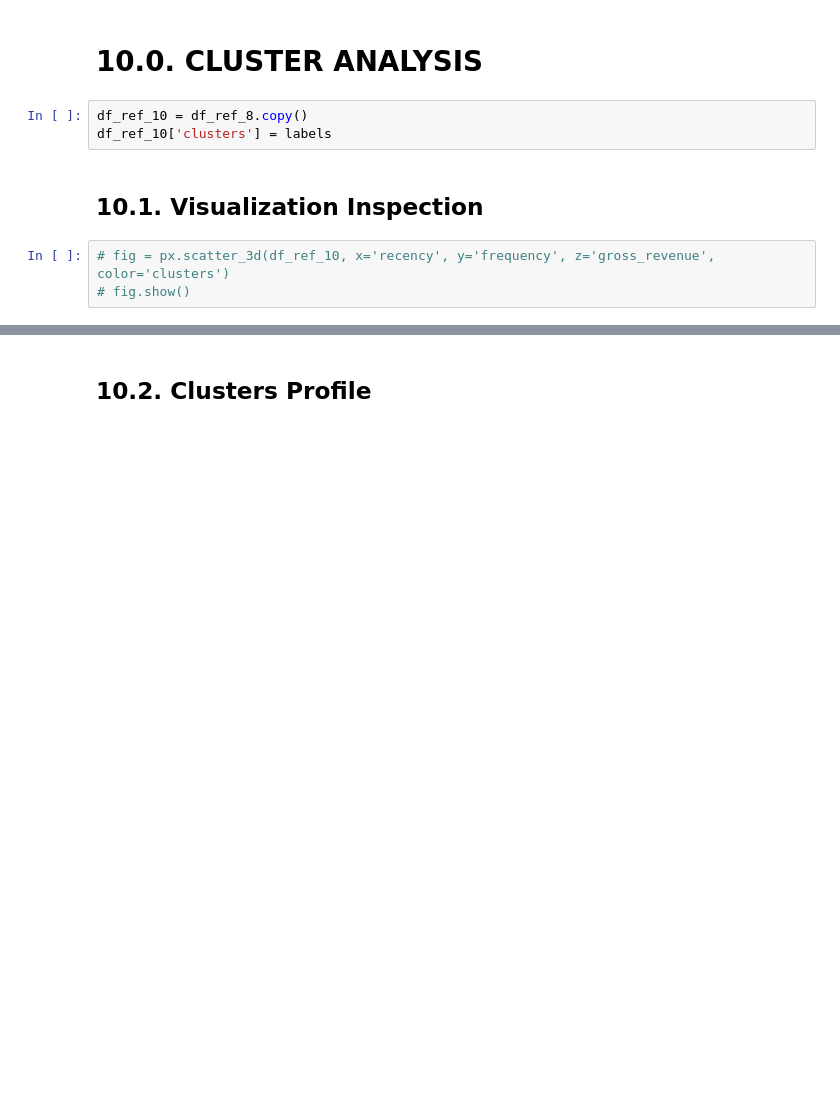
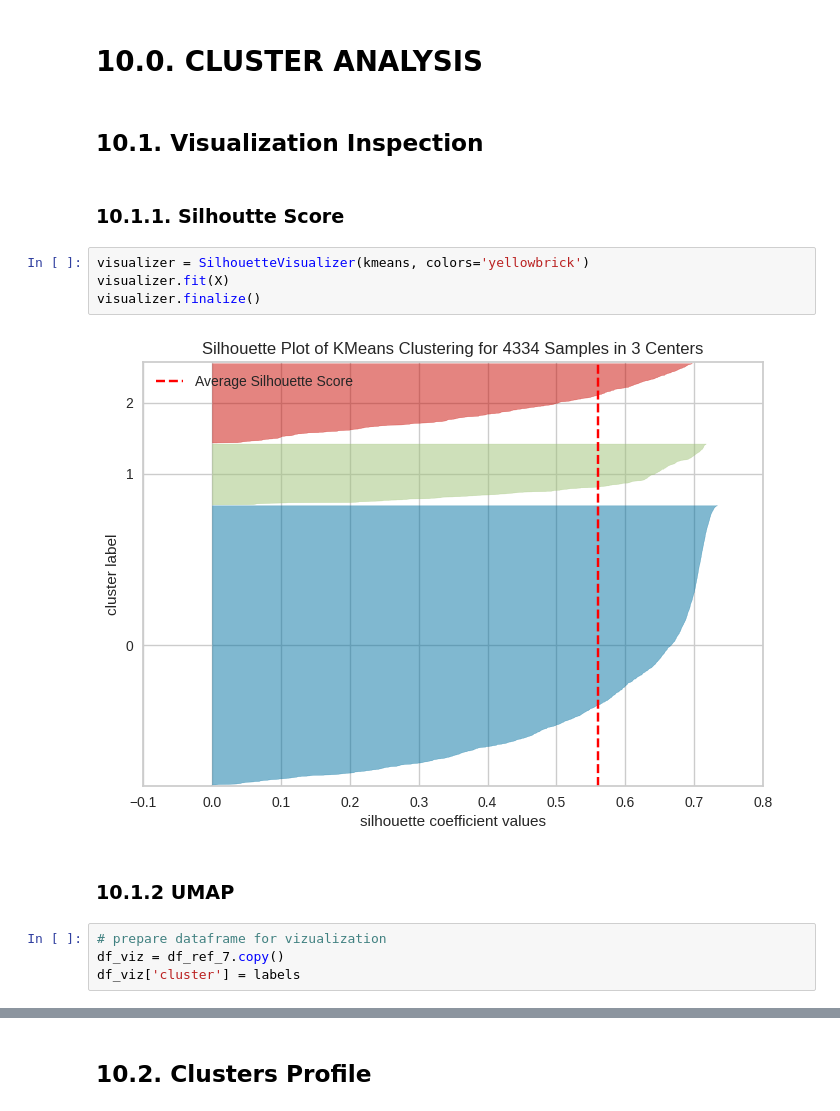
Before and after one commit to felipefvasconcelos/insiders_clustering, a Jupyter notebook: notebooks/c5.0_clustering_models.ipynb, the cells around one changed output, grey strips where cells are left out. Saved outputs shown, nothing was run; the diff lists cells and outputs as text; blank space fills up the shorter version.

```diff
--- a/notebooks/c5.0_clustering_models.ipynb
+++ b/notebooks/c5.0_clustering_models.ipynb
@@ -1120,10 +1259,18 @@ print('SS value: {}'.format(M.silhouette_score(X, labels, metric='euclidean')))
 # %% [markdown]
 # 10.0. CLUSTER ANALYSIS
-# %%
-df_ref_10 = df_ref_8.copy()
-df_ref_10['clusters'] = labels
 # %% [markdown]
 ## 10.1. Visualization Inspection
+# %% [markdown]
+### 10.1.1. Silhoutte Score
 # %%
-# fig = px.scatter_3d(df_ref_10, x='recency', y='frequency', z='gross_revenue', color='clusters')
-# fig.show()
+visualizer = SilhouetteVisualizer(kmeans, colors='yellowbrick')
+visualizer.fit(X)
+visualizer.finalize()
+# %% [output]
+[figure, added]
+# %% [markdown]
+### 10.1.2 UMAP
+# %%
+# prepare dataframe for vizualization
+df_viz = df_ref_7.copy()
+df_viz['cluster'] = labels
```
Also changed, not shown: parts of 25 cells of this notebook.
